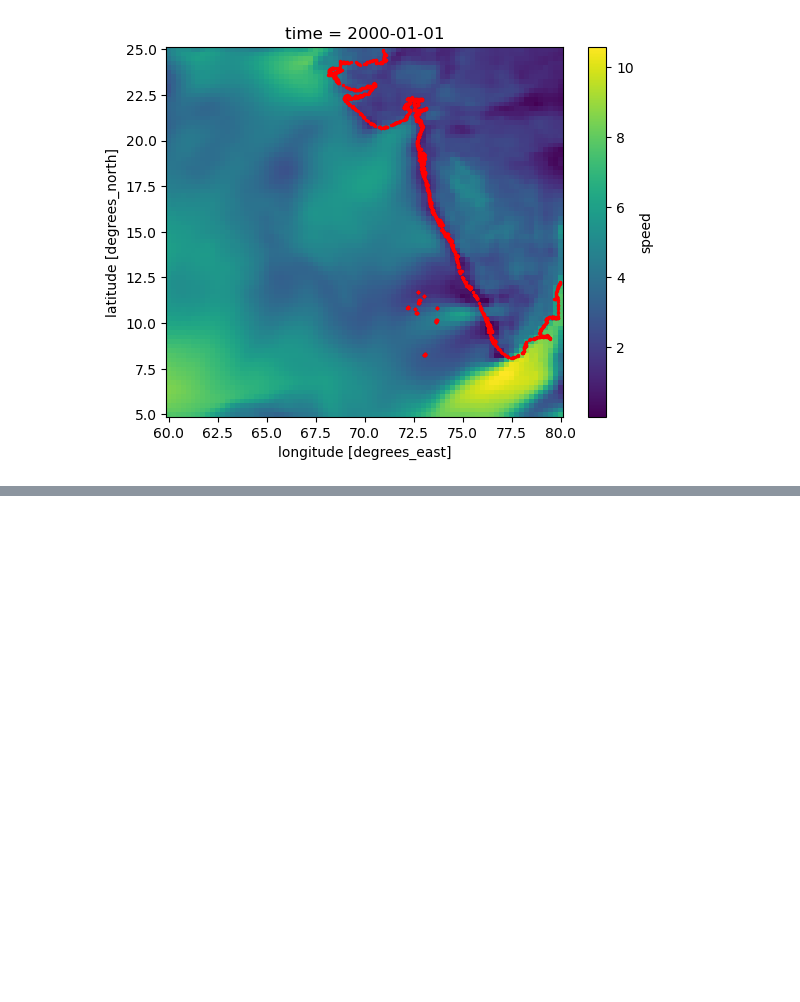
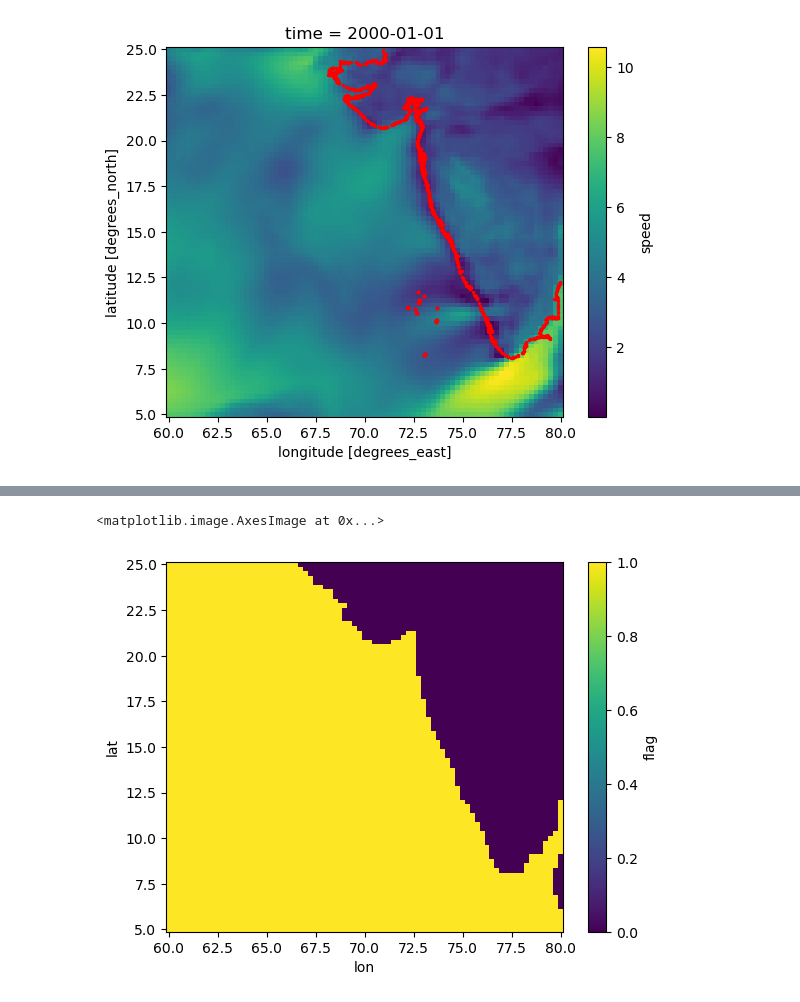
Before and after one commit to SAFS-Varanasi-Internship/Summer-2023, a Jupyter notebook: era5-wind.ipynb, the cells around one changed output, grey strips where cells are left out. Cells and saved outputs as stored; diff of their text form; code cells hidden in the pictures; blank space fills up the shorter version.

Commit message:
working on surface currents and wind speed

```diff
--- a/era5-wind.ipynb
+++ b/era5-wind.ipynb
@@ -227,0 +251,3 @@ TypeError: unhashable type: 'list'
+# %%
+flag_reindex_1 = flag.reindex(lon=wind.lon, lat=wind.lat, method='nearest', tolerance=1e-2, fill_value=0)
+flag_reindex_1
@@ -227,0 +271,5 @@ TypeError: unhashable type: 'list'
+# %%
+flag_reindex_1.plot.imshow()
+# %% [output]
+<matplotlib.image.AxesImage at 0x...>
+[figure, added]
```
Also changed, not shown: parts of 15 cells of this notebook, 2 other files.
